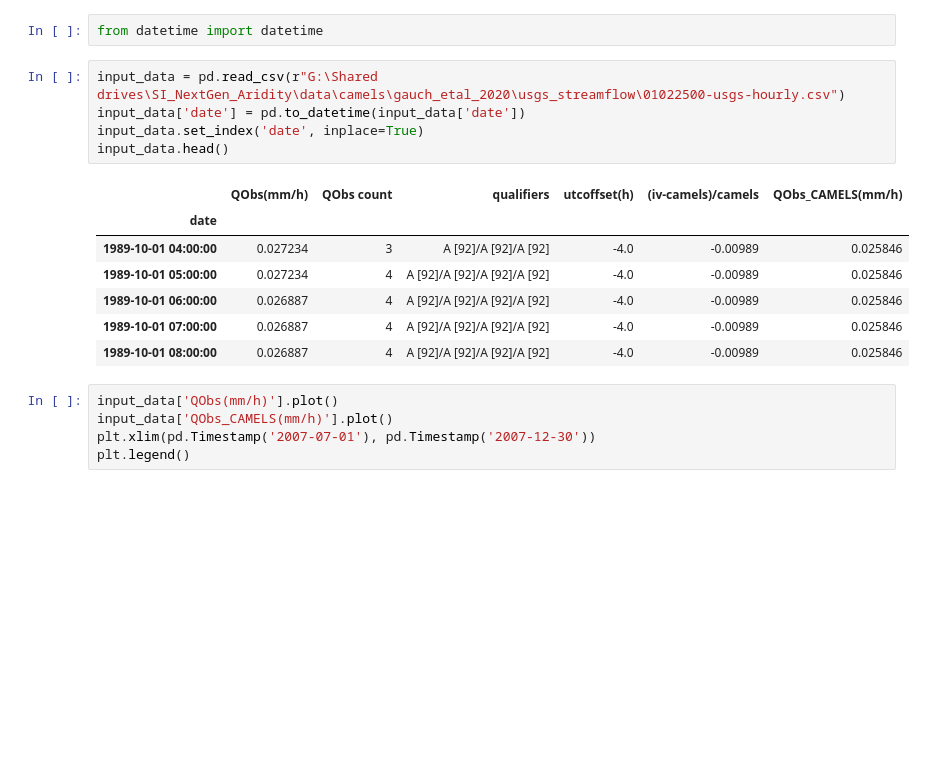
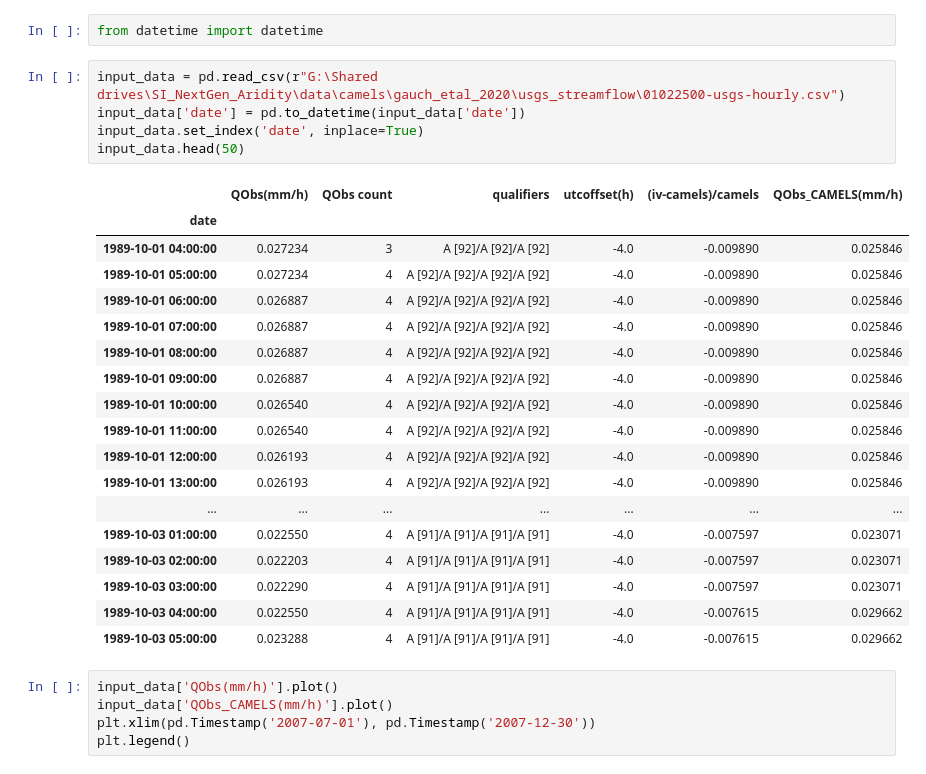
Before and after one commit to NWC-CUAHSI-Summer-Institute/calibrate-cfe, a Jupyter notebook: debug.ipynb, the cells around one changed output. Saved outputs shown, nothing was run; the diff lists cells and outputs as text; blank space fills up the shorter version.

```diff
--- a/debug.ipynb
+++ b/debug.ipynb
@@ -33,16 +33,27 @@ from datetime import datetime
 # %%
 input_data = pd.read_csv(r"G:\Shared drives\SI_NextGen_Aridity\data\camels\gauch_etal_2020\usgs_streamflow\01022500-usgs-hourly.csv")
 input_data['date'] = pd.to_datetime(input_data['date'])
 input_data.set_index('date', inplace=True)
-input_data.head()
+input_data.head(50)
 # %% [output]
 |  | QObs(mm/h) | QObs count | qualifiers | utcoffset(h) | (iv-camels)/camels | QObs_CAMELS(mm/h) |
 | date |  |  |  |  |  |  |
-| 1989-10-01 04:00:00 | 0.027234 | 3 | A [92]/A [92]/A [92] | -4.0 | -0.00989 | 0.025846 |
-| 1989-10-01 05:00:00 | 0.027234 | 4 | A [92]/A [92]/A [92]/A [92] | -4.0 | -0.00989 | 0.025846 |
-| 1989-10-01 06:00:00 | 0.026887 | 4 | A [92]/A [92]/A [92]/A [92] | -4.0 | -0.00989 | 0.025846 |
-| 1989-10-01 07:00:00 | 0.026887 | 4 | A [92]/A [92]/A [92]/A [92] | -4.0 | -0.00989 | 0.025846 |
-| 1989-10-01 08:00:00 | 0.026887 | 4 | A [92]/A [92]/A [92]/A [92] | -4.0 | -0.00989 | 0.025846 |
+| 1989-10-01 04:00:00 | 0.027234 | 3 | A [92]/A [92]/A [92] | -4.0 | -0.009890 | 0.025846 |
+| 1989-10-01 05:00:00 | 0.027234 | 4 | A [92]/A [92]/A [92]/A [92] | -4.0 | -0.009890 | 0.025846 |
+| 1989-10-01 06:00:00 | 0.026887 | 4 | A [92]/A [92]/A [92]/A [92] | -4.0 | -0.009890 | 0.025846 |
+| 1989-10-01 07:00:00 | 0.026887 | 4 | A [92]/A [92]/A [92]/A [92] | -4.0 | -0.009890 | 0.025846 |
+| 1989-10-01 08:00:00 | 0.026887 | 4 | A [92]/A [92]/A [92]/A [92] | -4.0 | -0.009890 | 0.025846 |
+| 1989-10-01 09:00:00 | 0.026887 | 4 | A [92]/A [92]/A [92]/A [92] | -4.0 | -0.009890 | 0.025846 |
+| 1989-10-01 10:00:00 | 0.026540 | 4 | A [92]/A [92]/A [92]/A [92] | -4.0 | -0.009890 | 0.025846 |
+| 1989-10-01 11:00:00 | 0.026540 | 4 | A [92]/A [92]/A [92]/A [92] | -4.0 | -0.009890 | 0.025846 |
+| 1989-10-01 12:00:00 | 0.026193 | 4 | A [92]/A [92]/A [92]/A [92] | -4.0 | -0.009890 | 0.025846 |
+| 1989-10-01 13:00:00 | 0.026193 | 4 | A [92]/A [92]/A [92]/A [92] | -4.0 | -0.009890 | 0.025846 |
+| ... | ... | ... | ... | ... | ... | ... |
+| 1989-10-03 01:00:00 | 0.022550 | 4 | A [91]/A [91]/A [91]/A [91] | -4.0 | -0.007597 | 0.023071 |
+| 1989-10-03 02:00:00 | 0.022203 | 4 | A [91]/A [91]/A [91]/A [91] | -4.0 | -0.007597 | 0.023071 |
+| 1989-10-03 03:00:00 | 0.022290 | 4 | A [91]/A [91]/A [91]/A [91] | -4.0 | -0.007597 | 0.023071 |
+| 1989-10-03 04:00:00 | 0.022550 | 4 | A [91]/A [91]/A [91]/A [91] | -4.0 | -0.007615 | 0.029662 |
+| 1989-10-03 05:00:00 | 0.023288 | 4 | A [91]/A [91]/A [91]/A [91] | -4.0 | -0.007615 | 0.029662 |
 # %%
 input_data['QObs(mm/h)'].plot()
 input_data['QObs_CAMELS(mm/h)'].plot()
```
Also changed, not shown: parts of 1 cell of this notebook, 1 other file.
